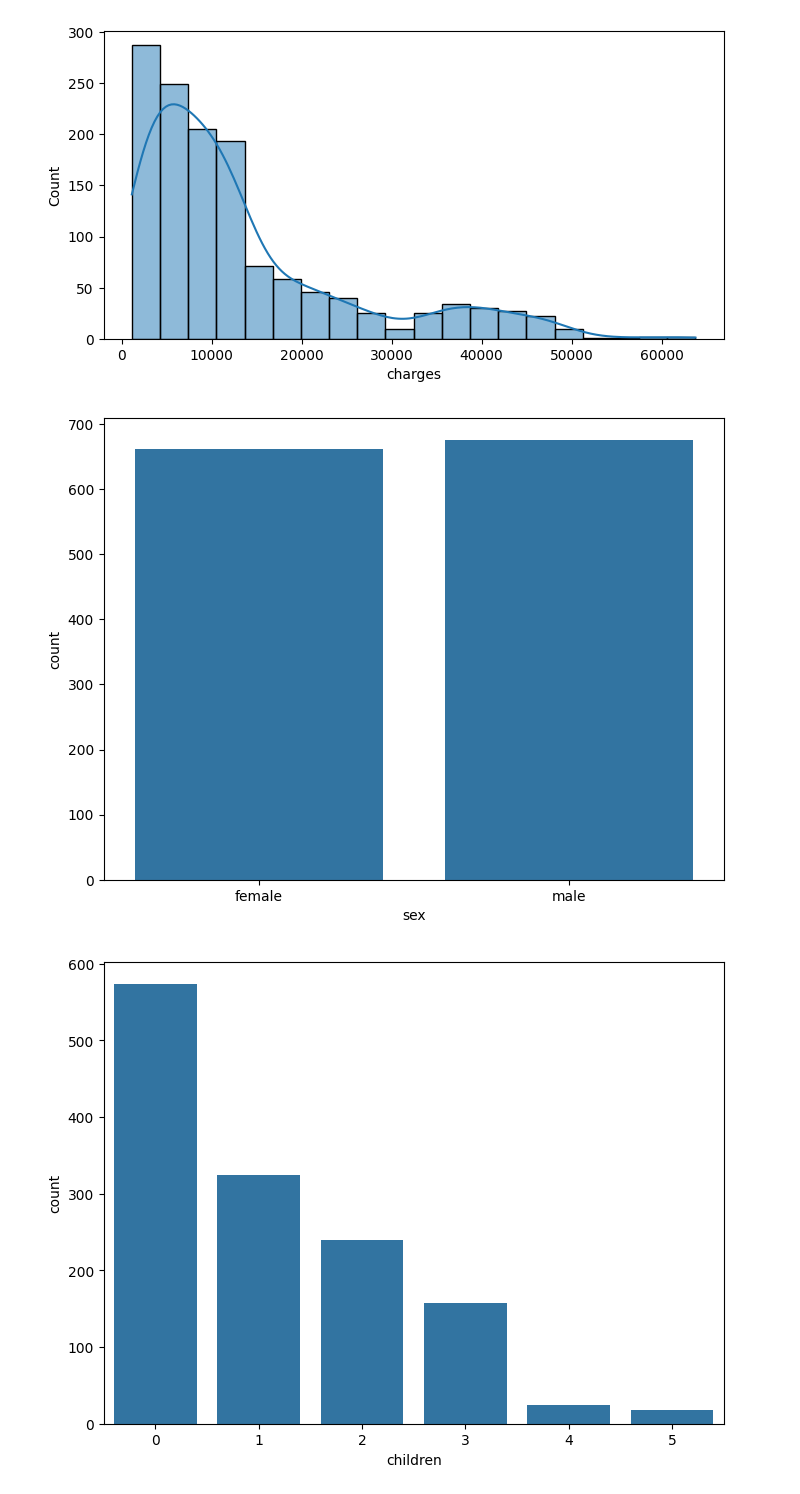
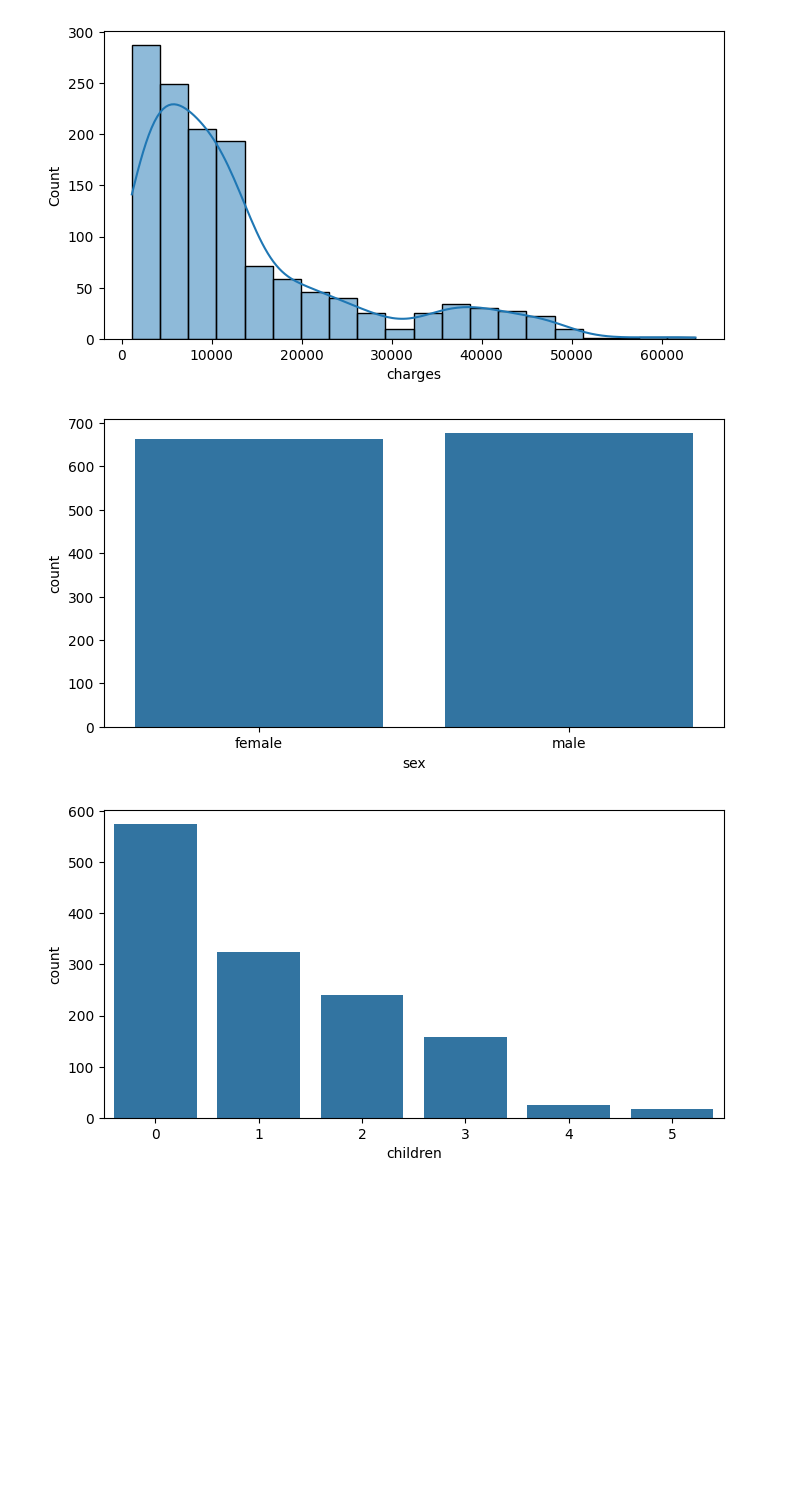
Before and after one commit to wasif-h/Data-Analytics-Odyssey, a Jupyter notebook: INSURANCE_PREDICTION/insurance_prediction.ipynb, the cells around one changed output. Drawn from its saved outputs; the diff is of its cells as text; code cells hidden in the pictures; blank space fills up the shorter version.

```diff
--- a/INSURANCE_PREDICTION/insurance_prediction.ipynb
+++ b/INSURANCE_PREDICTION/insurance_prediction.ipynb
@@ -88,11 +88,11 @@ for col in num_col:
 # %%
 # visualizing categorical Data
 
 cat_data = [ 'sex', 'children', 'smoker', 'region']
 
 for col in cat_data:
-    plt.figure(figsize=(8,6))
+    plt.figure(figsize=(8,4))
     sns.countplot( x = df[col])
 # %% [output]
-[figure, old version]
+[figure, new version]
-[figure, old version]
+[figure, new version]
```
Also changed, not shown: parts of 18 cells of this notebook.
